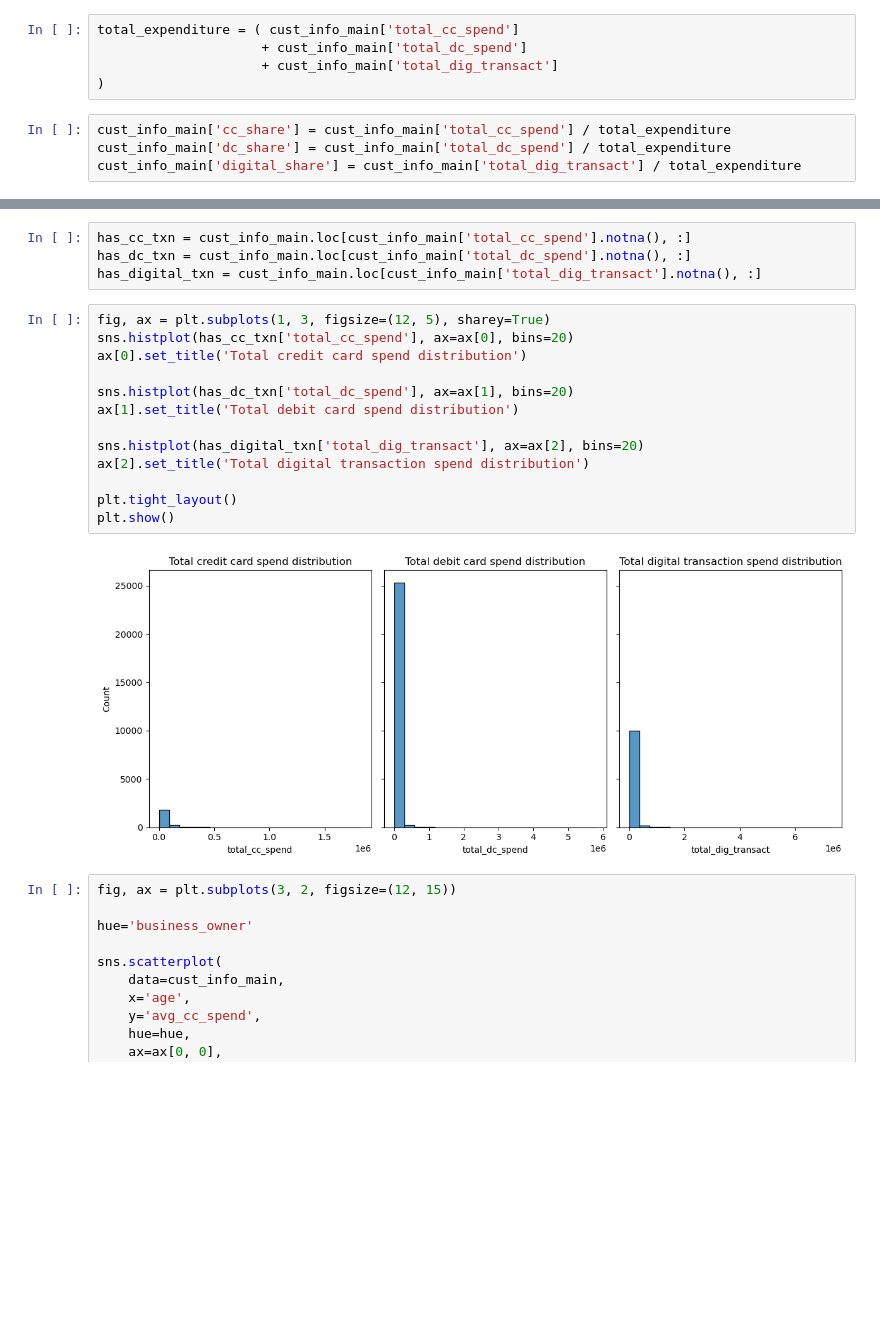
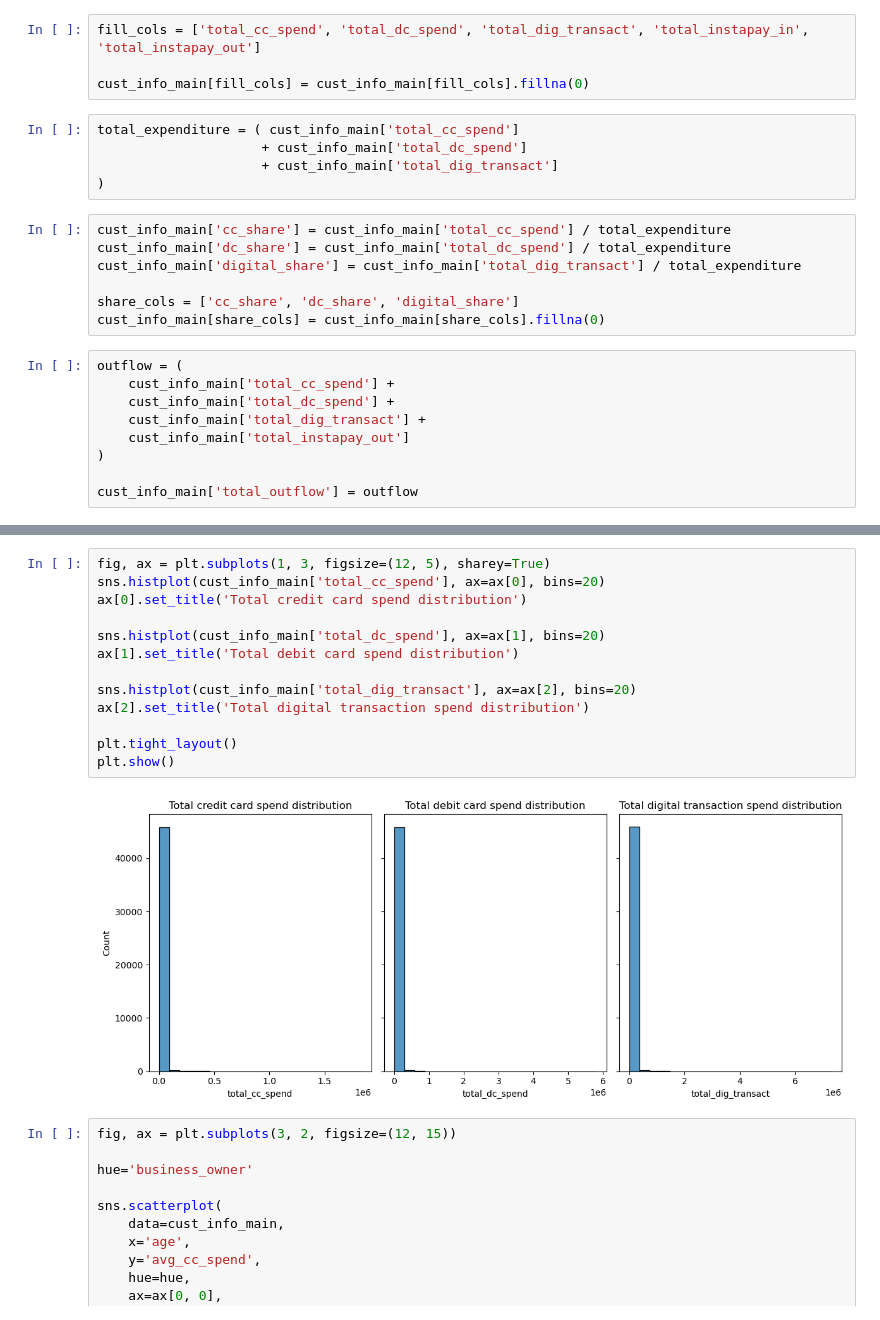
Before and after one commit to drksz/bank-customer-segmentation, a Jupyter notebook: EDA.ipynb, the cells around one changed output, grey strips where cells are left out. Saved outputs shown, nothing was run; the diff lists cells and outputs as text; blank space fills up the shorter version.

```diff
--- a/EDA.ipynb
+++ b/EDA.ipynb
@@ -268,6 +268,10 @@ cust_info_main['days_last_dc_txn'] = cust_info_main['days_last_dc_txn'].fillna(9
 cust_info_main['days_last_dig_txn'] = cust_info_main['days_last_dig_txn'].fillna(91).astype(int)
 # %%
 cust_info_main = cust_info_main.drop(columns=['segment','subsegment','idv_or_org'])
+# %%
+fill_cols = ['total_cc_spend', 'total_dc_spend', 'total_dig_transact', 'total_instapay_in', 'total_instapay_out']
+
+cust_info_main[fill_cols] = cust_info_main[fill_cols].fillna(0)
 # %%
 total_expenditure = ( cust_info_main['total_cc_spend']
                      + cust_info_main['total_dc_spend']
@@ -277,6 +281,18 @@ total_expenditure = ( cust_info_main['total_cc_spend']
 cust_info_main['cc_share'] = cust_info_main['total_cc_spend'] / total_expenditure
 cust_info_main['dc_share'] = cust_info_main['total_dc_spend'] / total_expenditure
 cust_info_main['digital_share'] = cust_info_main['total_dig_transact'] / total_expenditure
+
+share_cols = ['cc_share', 'dc_share', 'digital_share']
+cust_info_main[share_cols] = cust_info_main[share_cols].fillna(0)
+# %%
+outflow = (
+    cust_info_main['total_cc_spend'] +
+    cust_info_main['total_dc_spend'] +
+    cust_info_main['total_dig_transact'] +
+    cust_info_main['total_instapay_out']
+)
+
+cust_info_main['total_outflow'] = outflow
 # %%
 cust_info_main.loc[cust_info_main['cc_share'].notna(), ['cust_num', 'cc_share', 'dc_share', 'digital_share', 'days_last_cc_txn']]
 # %% [output]
@@ -306,22 +322,18 @@ cust_info_main.head()
-# %%
-has_cc_txn = cust_info_main.loc[cust_info_main['total_cc_spend'].notna(), :]
-has_dc_txn = cust_info_main.loc[cust_info_main['total_dc_spend'].notna(), :]
-has_digital_txn = cust_info_main.loc[cust_info_main['total_dig_transact'].notna(), :]
 # %%
 fig, ax = plt.subplots(1, 3, figsize=(12, 5), sharey=True)
-sns.histplot(has_cc_txn['total_cc_spend'], ax=ax[0], bins=20)
+sns.histplot(cust_info_main['total_cc_spend'], ax=ax[0], bins=20)
 ax[0].set_title('Total credit card spend distribution')
 
-sns.histplot(has_dc_txn['total_dc_spend'], ax=ax[1], bins=20)
+sns.histplot(cust_info_main['total_dc_spend'], ax=ax[1], bins=20)
 ax[1].set_title('Total debit card spend distribution')
 
-sns.histplot(has_digital_txn['total_dig_transact'], ax=ax[2], bins=20)
+sns.histplot(cust_info_main['total_dig_transact'], ax=ax[2], bins=20)
 ax[2].set_title('Total digital transaction spend distribution')
 
 plt.tight_layout()
 plt.show()
 # %% [output]
-[figure, old version]
+[figure, new version]
 # %%
 fig, ax = plt.subplots(3, 2, figsize=(12, 15))
 
```
Also changed, not shown: parts of 12 cells of this notebook.
